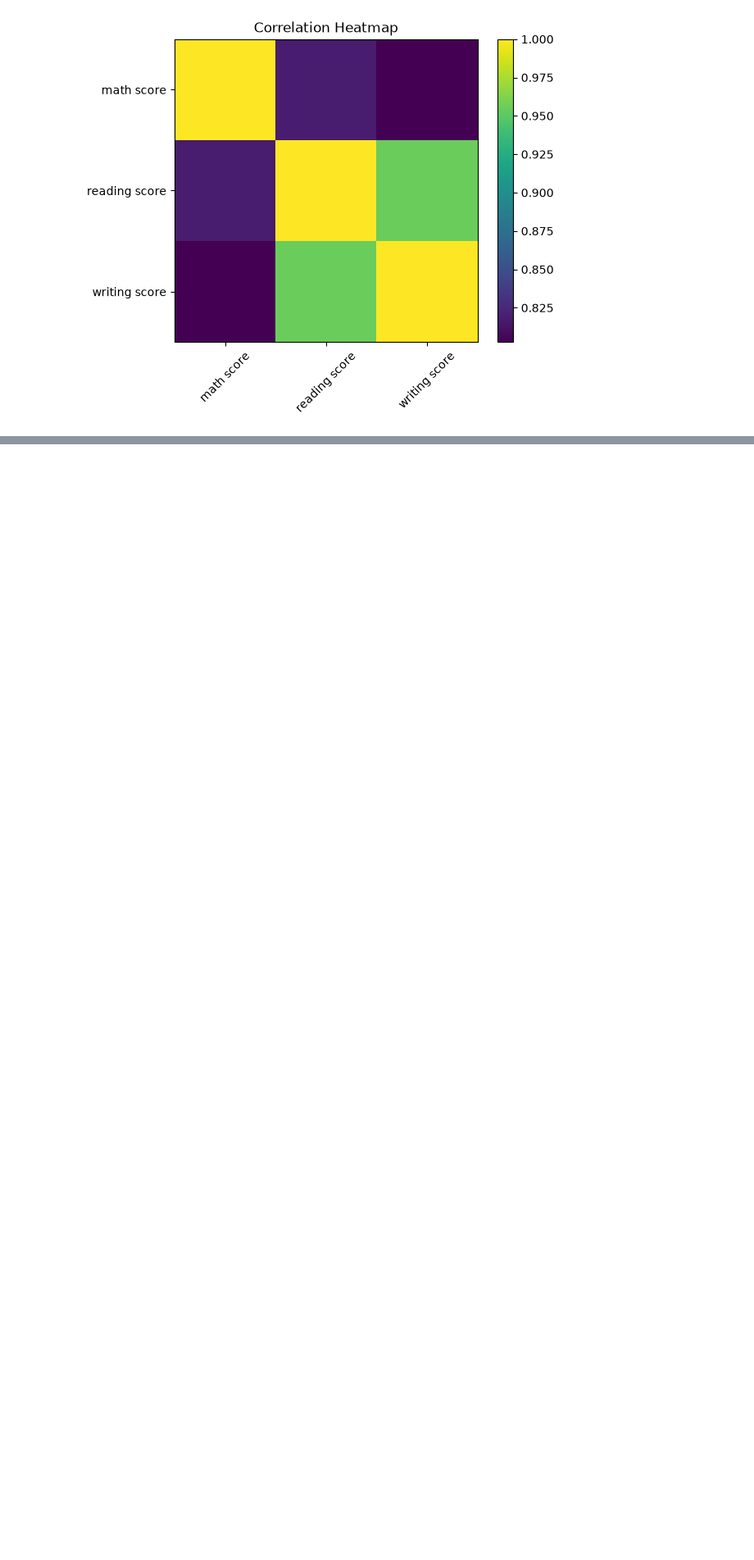
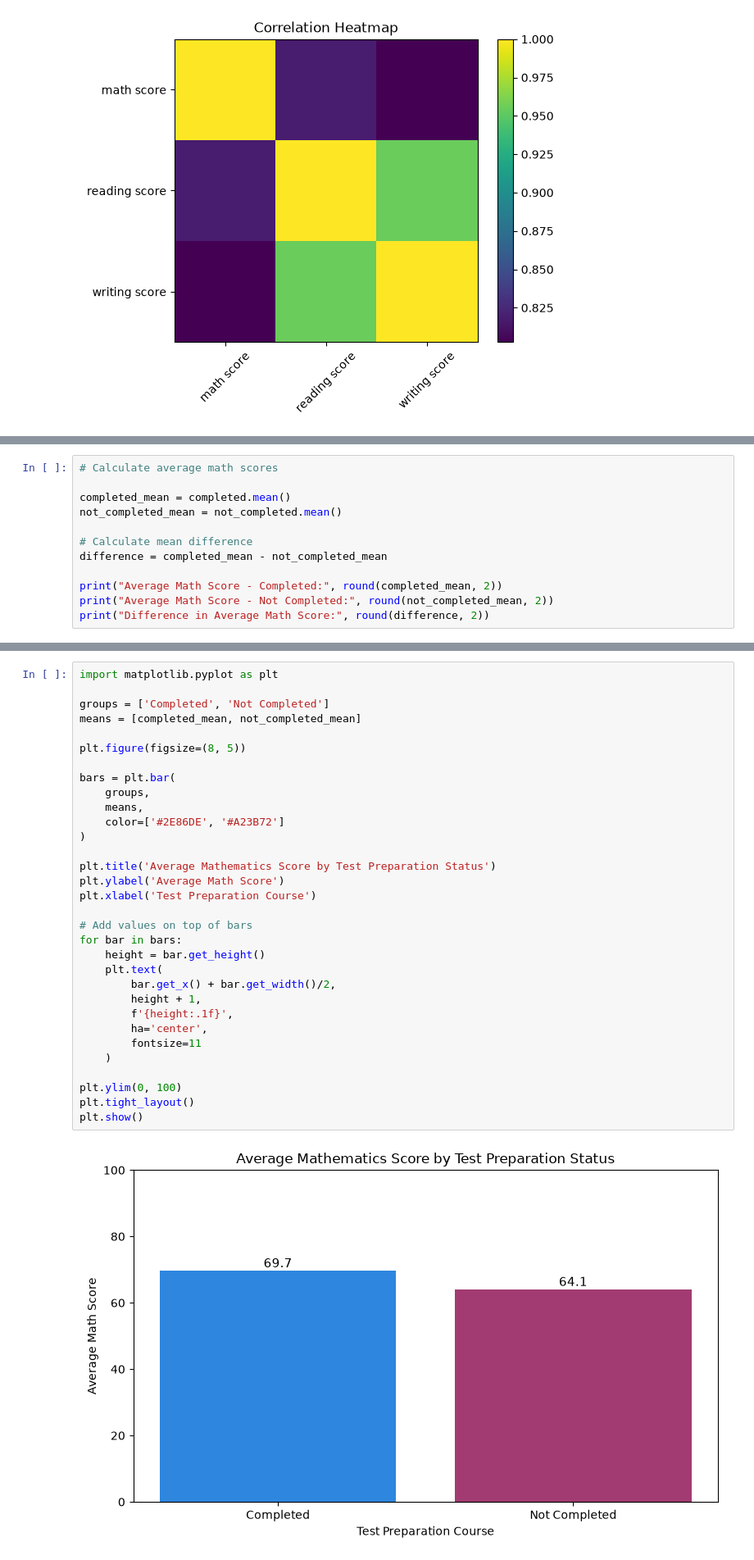
Before and after one commit to khushbu889/Student-Performance-Analytics, a Jupyter notebook: notebooks/student_performance_analysis.ipynb, the cells around one changed output, grey strips where cells are left out. Shown at 82% size. Cells and saved outputs as stored; diff of their text form; blank space fills up the shorter version.

```diff
--- a/notebooks/student_performance_analysis.ipynb
+++ b/notebooks/student_performance_analysis.ipynb
@@ -356,0 +474,12 @@ plt.show()
+# %%
+# Calculate average math scores
+
+completed_mean = completed.mean()
+not_completed_mean = not_completed.mean()
+
+# Calculate mean difference
+difference = completed_mean - not_completed_mean
+
+print("Average Math Score - Completed:", round(completed_mean, 2))
+print("Average Math Score - Not Completed:", round(not_completed_mean, 2))
+print("Difference in Average Math Score:", round(difference, 2))
@@ -356,0 +531,34 @@ plt.show()
+# %%
+import matplotlib.pyplot as plt
+
+groups = ['Completed', 'Not Completed']
+means = [completed_mean, not_completed_mean]
+
+plt.figure(figsize=(8, 5))
+
+bars = plt.bar(
+    groups,
+    means,
+    color=['#2E86DE', '#A23B72']
+)
+
+plt.title('Average Mathematics Score by Test Preparation Status')
+plt.ylabel('Average Math Score')
+plt.xlabel('Test Preparation Course')
+
+# Add values on top of bars
+for bar in bars:
+    height = bar.get_height()
+    plt.text(
+        bar.get_x() + bar.get_width()/2,
+        height + 1,
+        f'{height:.1f}',
+        ha='center',
+        fontsize=11
+    )
+
+plt.ylim(0, 100)
+plt.tight_layout()
+plt.show()
+# %% [output]
+[figure, added]
```
Also changed, not shown: parts of 38 cells of this notebook, 2 other files.
